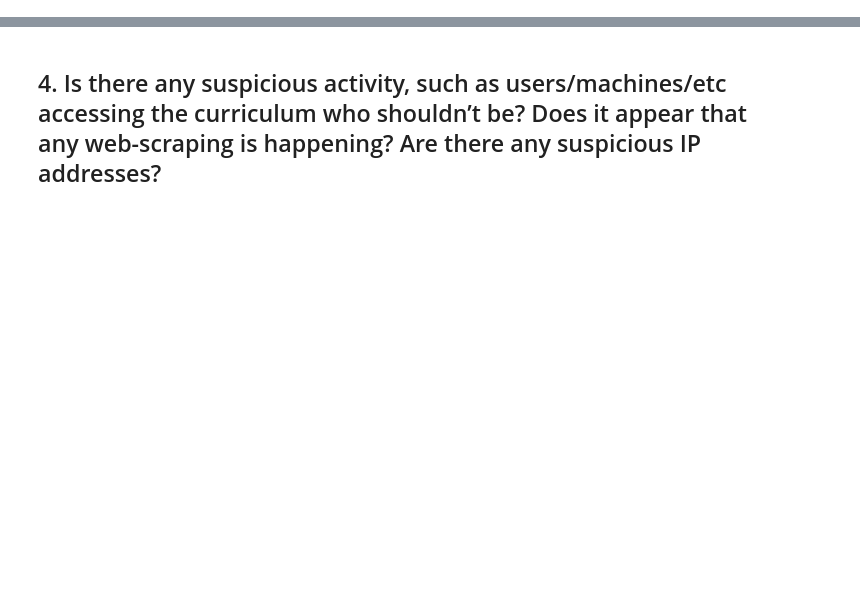
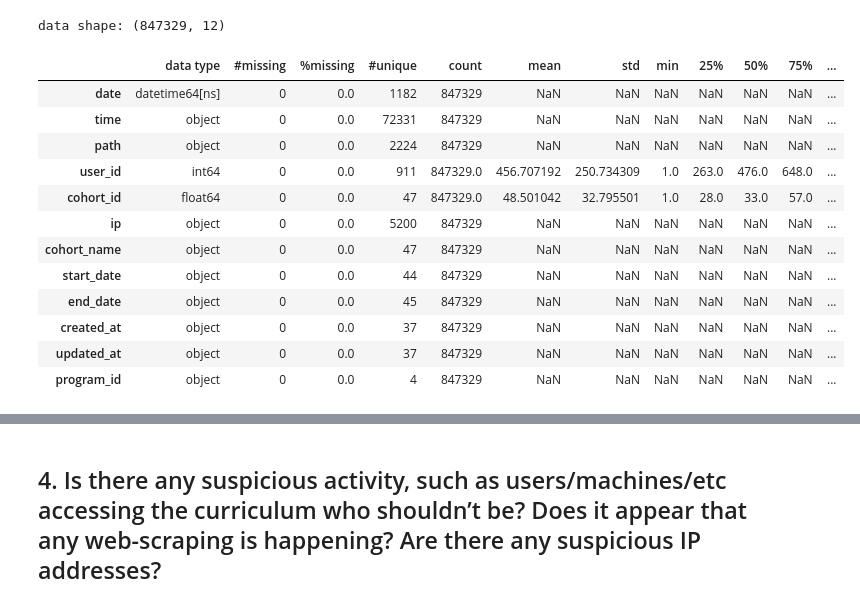
Before and after one commit to Anomaly-detection-project-RD/anomaly_detection, a Jupyter notebook: rosendo_anomaly_project_v2.ipynb, the cells around one changed output, grey strips where cells are left out. Cells and saved outputs as stored; diff of their text form; code cells hidden in the pictures; blank space fills up the shorter version.

```diff
--- a/rosendo_anomaly_project_v2.ipynb
+++ b/rosendo_anomaly_project_v2.ipynb
@@ -103,4 +86,0 @@ df
-# %%
-# if you use MySQL we only get 847,330 rows and 15 columns. it use the log.csv
-df = get_logs_data()
-df
@@ -194,6 +217,10 @@ def data_prep(df, col_to_remove, prop_required_columns=0.5, prop_required_rows=0
     # converts int to datetime
     df.date = pd.to_datetime(df.date)
 
+    # rename columns
+    df.columns
+    df = df.rename(columns={'name':'cohort_name'})
+
     # rename the numbers for names
     df.program_id = df.program_id.replace({1: 'full_stack_java_php', 2: 'full_stack_java_java', 3: 'datascience', 4: 'front_end_web_dev'})
     return df
@@ -203,5 +230,22 @@ df = data_prep(df, col_to_remove, prop_required_columns=0.5, prop_required_rows=
 # Don't add it to the function. It will remove more than the nulls
 # drop any nulls in the dataset
 df = df.dropna()
+# %%
+data_summary(df)
+# %% [output]
+data shape: (847329, 12)
+|  | data type | #missing | %missing | #unique | count | mean | std | min | 25% | 50% | 75% | ... |
+| date | datetime64[ns] | 0 | 0.0 | 1182 | 847329 | NaN | NaN | NaN | NaN | NaN | NaN | ... |
+| time | object | 0 | 0.0 | 72331 | 847329 | NaN | NaN | NaN | NaN | NaN | NaN | ... |
+| path | object | 0 | 0.0 | 2224 | 847329 | NaN | NaN | NaN | NaN | NaN | NaN | ... |
+| user_id | int64 | 0 | 0.0 | 911 | 847329.0 | 456.707192 | 250.734309 | 1.0 | 263.0 | 476.0 | 648.0 | ... |
+| cohort_id | float64 | 0 | 0.0 | 47 | 847329.0 | 48.501042 | 32.795501 | 1.0 | 28.0 | 33.0 | 57.0 | ... |
+| ip | object | 0 | 0.0 | 5200 | 847329 | NaN | NaN | NaN | NaN | NaN | NaN | ... |
+| cohort_name | object | 0 | 0.0 | 47 | 847329 | NaN | NaN | NaN | NaN | NaN | NaN | ... |
+| start_date | object | 0 | 0.0 | 44 | 847329 | NaN | NaN | NaN | NaN | NaN | NaN | ... |
+| end_date | object | 0 | 0.0 | 45 | 847329 | NaN | NaN | NaN | NaN | NaN | NaN | ... |
+| created_at | object | 0 | 0.0 | 37 | 847329 | NaN | NaN | NaN | NaN | NaN | NaN | ... |
+| updated_at | object | 0 | 0.0 | 37 | 847329 | NaN | NaN | NaN | NaN | NaN | NaN | ... |
+| program_id | object | 0 | 0.0 | 4 | 847329 | NaN | NaN | NaN | NaN | NaN | NaN | ... |
 # %%
 df.info()
```
Also changed, not shown: parts of 54 cells of this notebook, 2 other files.
